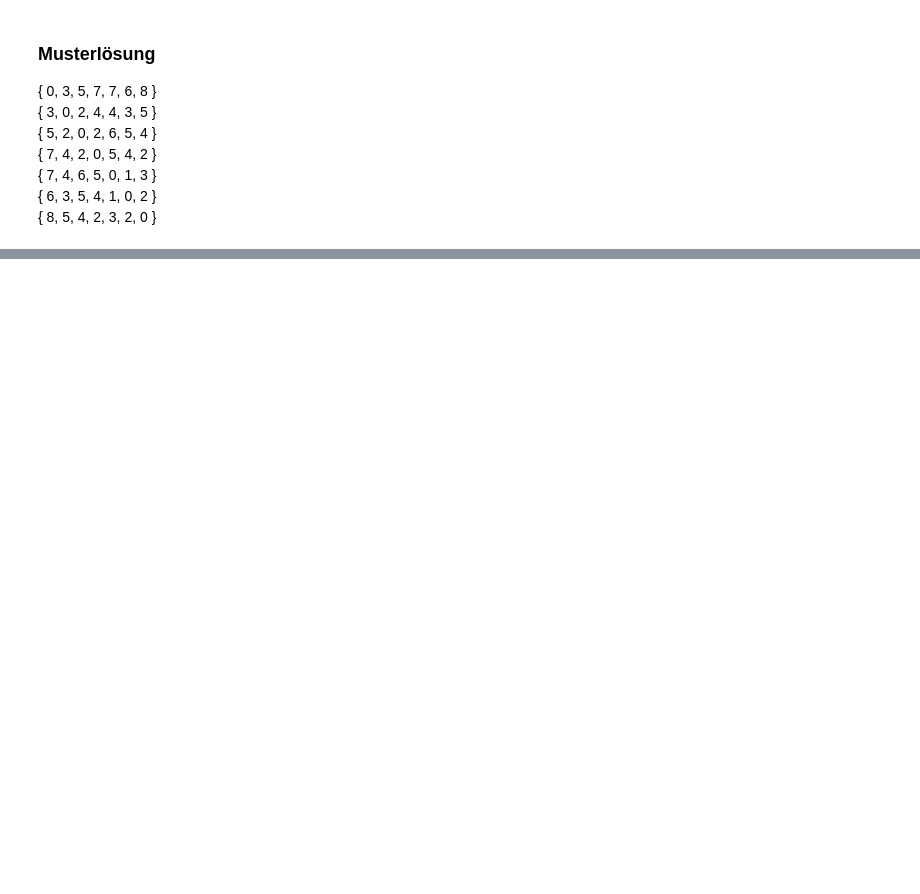
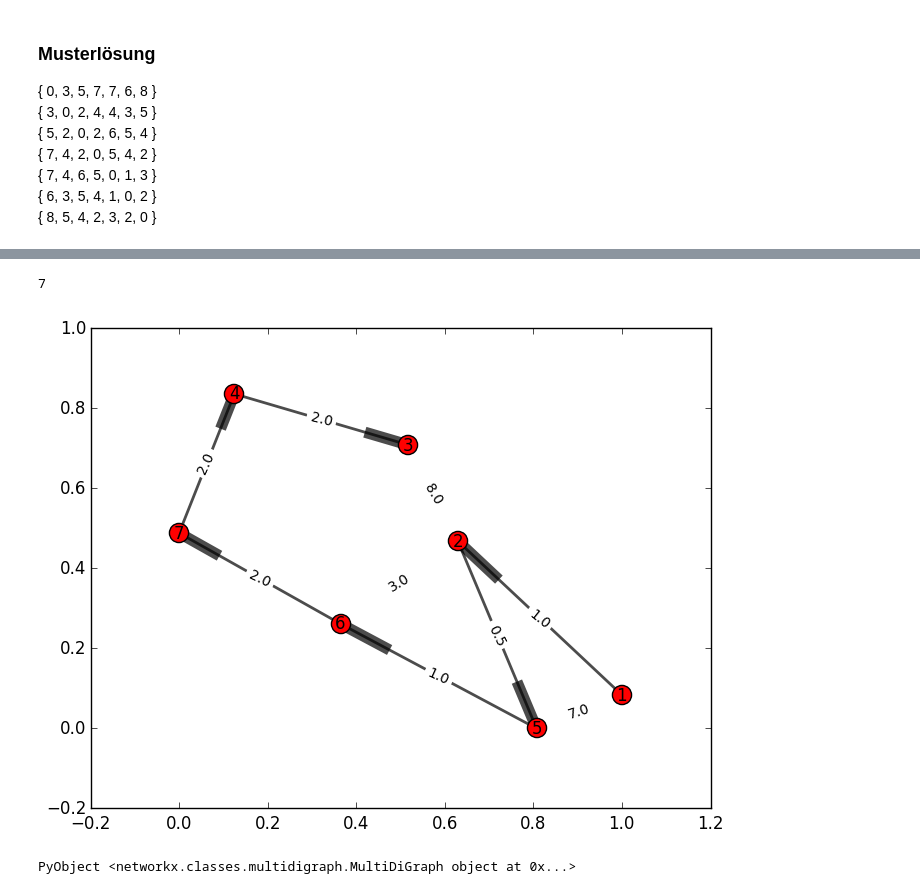
Before and after one commit to mgje/Python-Mathematik-Beispiele, a Jupyter notebook: notebook/Algorithmus von Floyd und Warshall.ipynb, the cells around one changed output, grey strips where cells are left out. Drawn from its saved outputs; the diff is of its cells as text; code cells hidden in the pictures; blank space fills up the shorter version.

Commit message:
new Path methods

```diff
--- a/notebook/Algorithmus von Floyd und Warshall.ipynb
+++ b/notebook/Algorithmus von Floyd und Warshall.ipynb
@@ -214,0 +284,20 @@ D[8]
+# %%
+function initFWPR(A, mw=10^2)
+    N = size(A)[1]
+    E = [A[i,j] for i=1:N,j=1:N]
+    P = [0 for i=1:N,j=1:N]
+
+    for i = 1:N # Zeile
+        for j = 1:N # Spalte
+            if E[i,j] == 0
+                if i!=j
+                    E[i,j]=mw
+                end
+                P[i,j]=-1
+            else
+                P[i,j]=i
+            end
+        end
+    end
+    return E,P
+end
@@ -214,0 +448,29 @@ D[8]
+# %%
+#Example 3 7x7
+B = [
+    [0,1,0,0,7,0,0]
+    [1,0,8,0,0.5,3,0]
+    [0,8,0,2,0,0,0]
+    [0,0,2,0,0,0,2]
+    [7,0.5,0,0,0,1,0]
+    [0,3,0,0,1,0,2]
+    [0,0,0,2,0,2,0]
+]
+A = reshape(B, 7, 7)
+
+E,P = initFWPR(A)
+
+
+D,P = FloydWarshallPR(E,P)
+
+path=getPath(P,1,3)
+
+elist=getEdges(path)
+
+#VisuGraph(A)
+
+VisuPath(elist,A)
+# %% [output]
+7
+[figure, added]
+PyObject <networkx.classes.multidigraph.MultiDiGraph object at 0x...>
```
Also changed, not shown: parts of 19 cells of this notebook.
